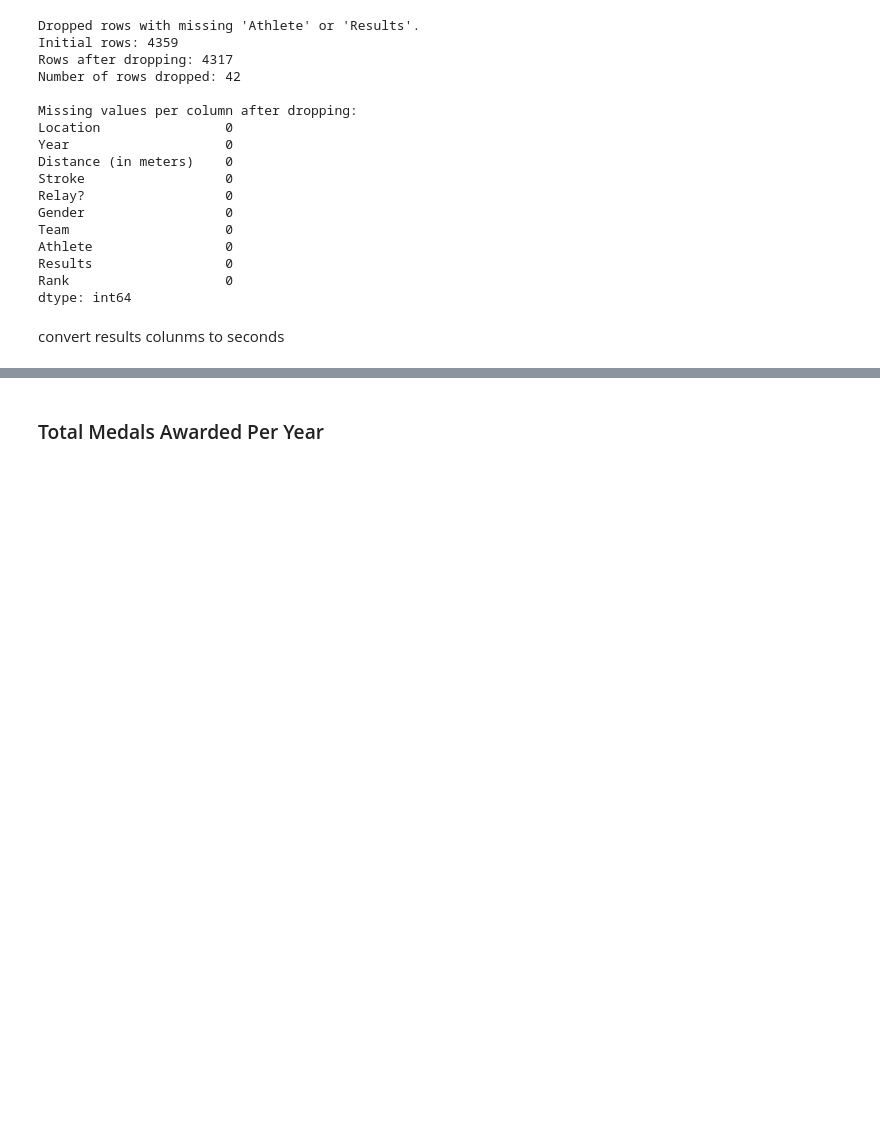
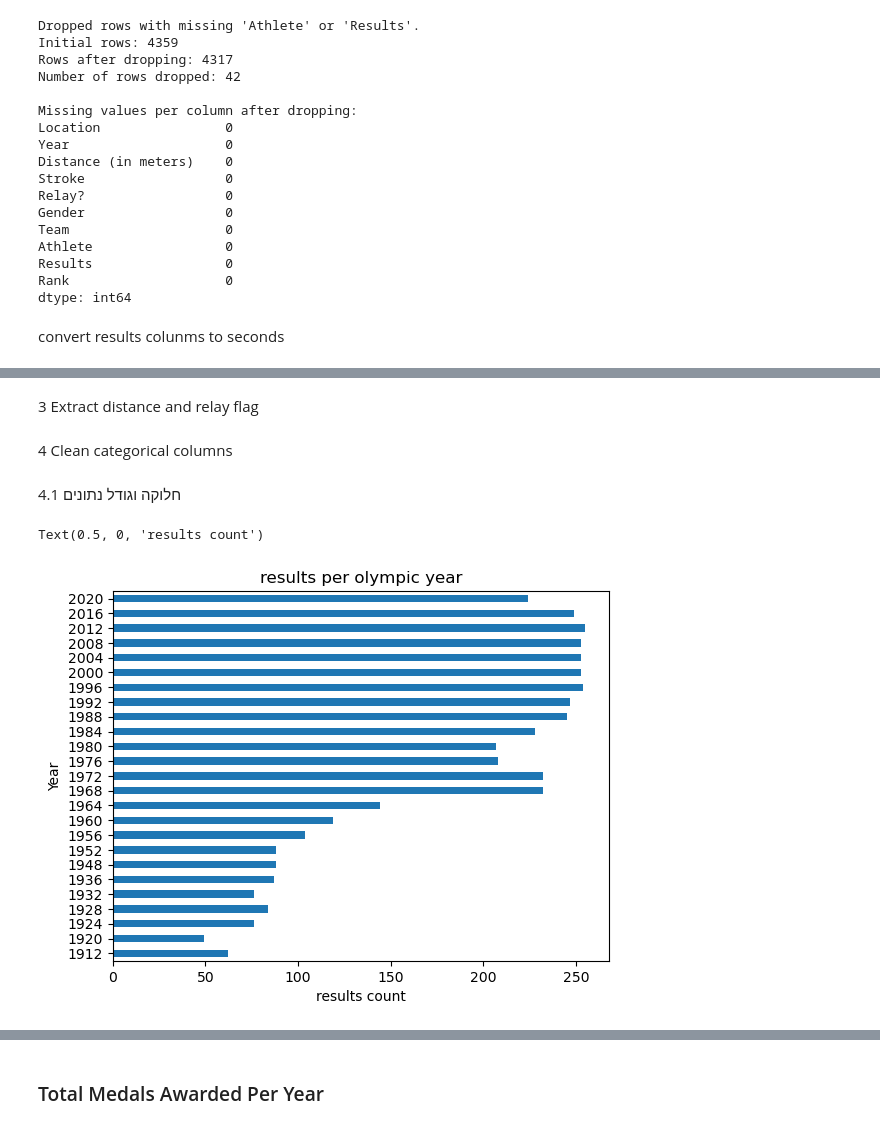
Before and after one commit to PrielDavid/olympic_swimming_analysis, a Jupyter notebook: Notebooks/eda_and_preprocessing.ipynb, the cells around one changed output, grey strips where cells are left out. Drawn from its saved outputs; the diff is of its cells as text; code cells hidden in the pictures; blank space fills up the shorter version.

```diff
--- a/Notebooks/eda_and_preprocessing.ipynb
+++ b/Notebooks/eda_and_preprocessing.ipynb
@@ -94,3 +94,21 @@ Rank                    0
 dtype: int64
 # %% [markdown]
 convert results colunms to seconds
+# %%
+import re
+
+def time_to_seconds(t):
+    """'51.98' → 51.98 ; '1:44.22' → 104.22 ; '00:01:04.93' → 64.93"""
+    if pd.isna(t): return None
+    t = str(t).strip()
+    if re.fullmatch(r"\d+(\.\d+)?", t):           # מתחת לדקה
+        return float(t)
+    if re.fullmatch(r"\d+:\d+(\.\d+)?", t):       # mm:ss.ss
+        m, s = t.split(":")
+        return int(m)*60 + float(s)
+    if re.fullmatch(r"\d+:\d+:\d+(\.\d+)?", t):   # hh:mm:ss.ss
+        h, m, s = t.split(":")
+        return int(h)*3600 + int(m)*60 + float(s)
+    return None
+
+df["result_seconds"] = df["Results"].apply(time_to_seconds)
@@ -96,0 +127,20 @@ convert results colunms to seconds
+# %% [markdown]
+3 Extract distance and relay flag
+# %%
+df["is_relay"]  = df["Relay?"].astype(bool)
+df["distance_m"] = df["Distance (in meters)"].str.extract(r"(\d+)").astype(int)
+# %% [markdown]
+4 Clean categorical columns
+# %%
+cat_cols = ["Stroke", "Gender", "Team", "Location"]
+for c in cat_cols:
+    df[c] = df[c].str.strip().astype("category")
+# %% [markdown]
+4.1 חלוקה וגודל נתונים
+# %%
+df["Year"].value_counts().sort_index().plot(kind="barh", title="results per olympic year")
+plt.title("results per olympic year")
+plt.xlabel("results count")
+# %% [output]
+Text(0.5, 0, 'results count')
+[figure, added]
```
Also changed, not shown: parts of 14 cells of this notebook.
